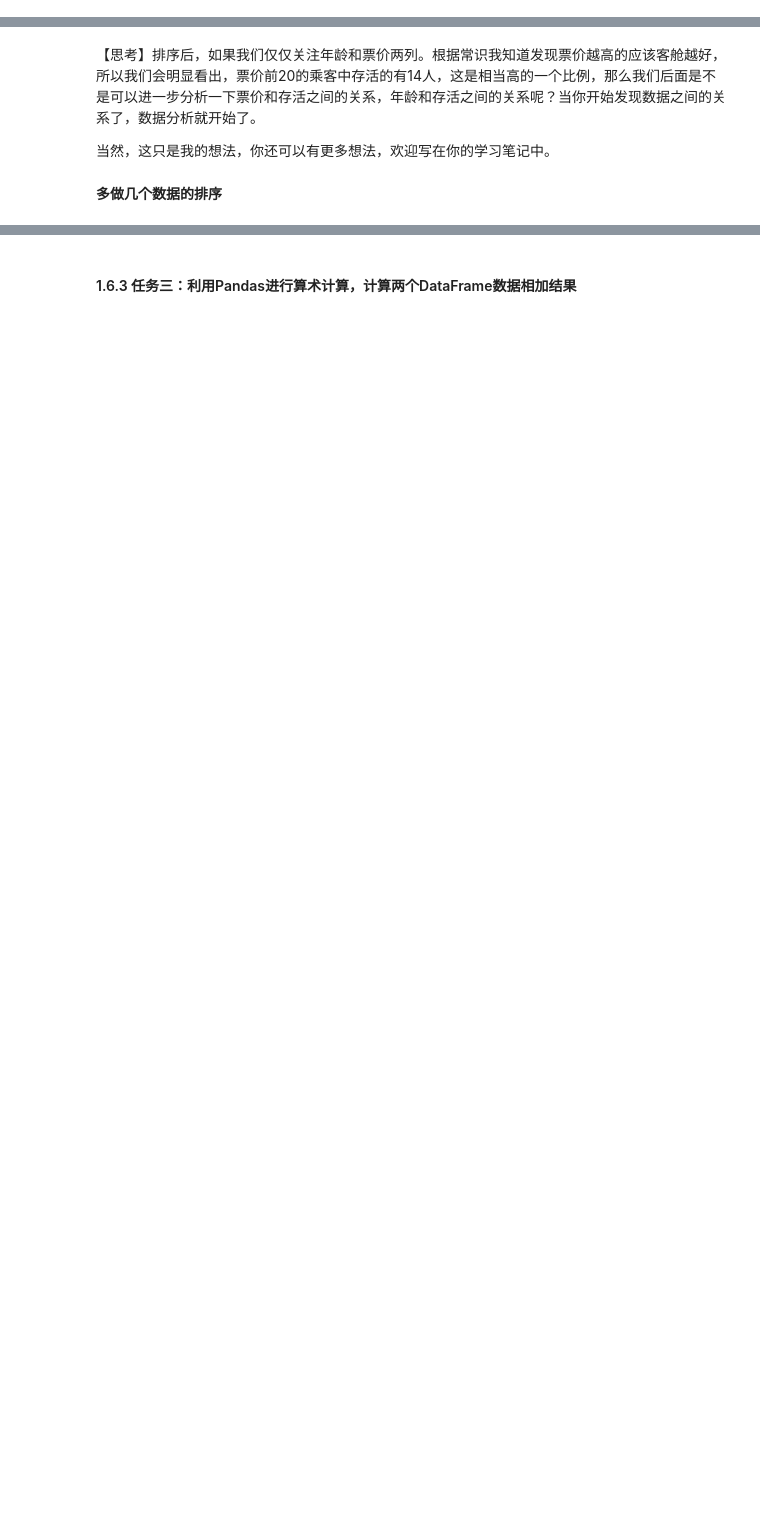
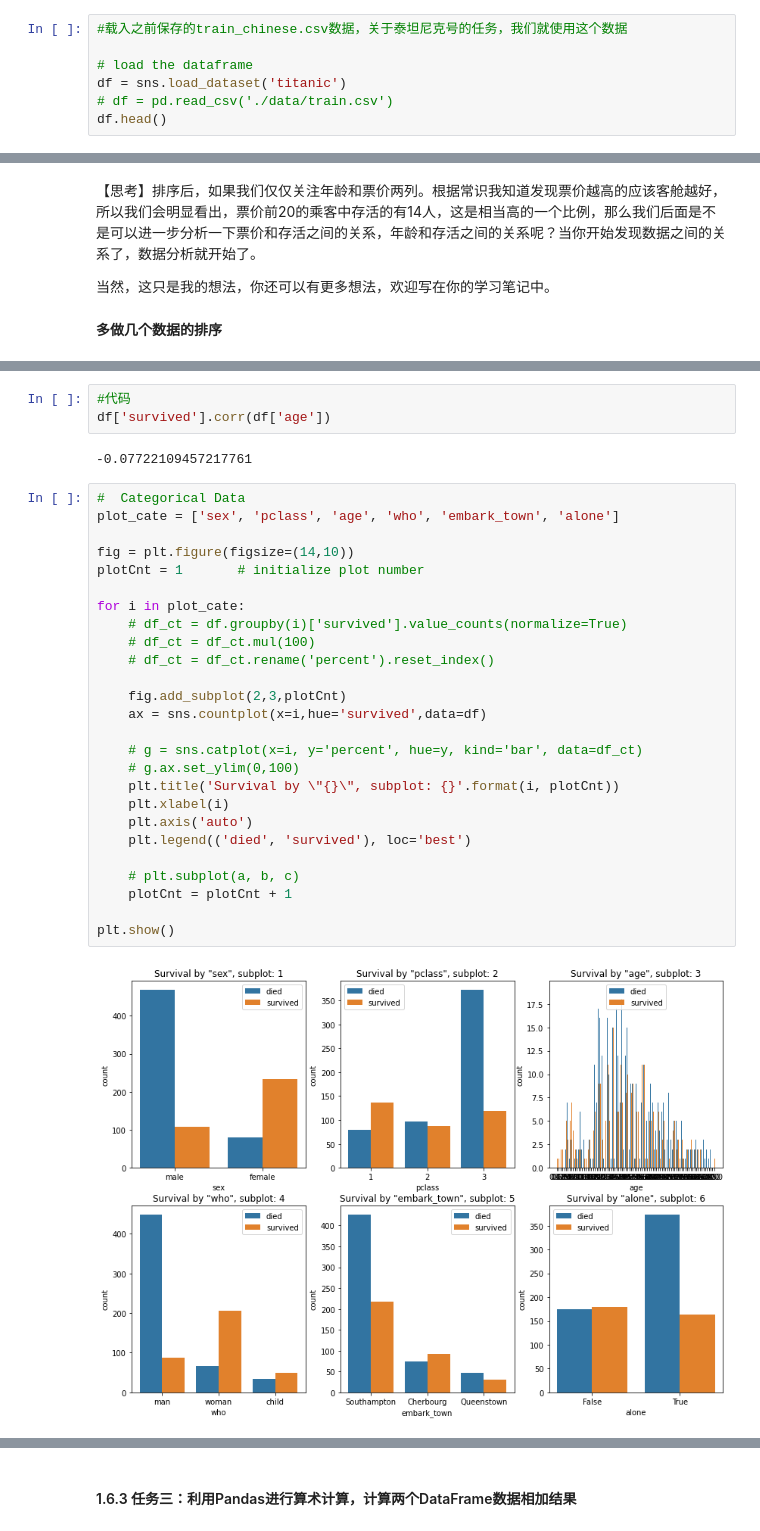
Before and after one commit to kevin7lou/python-crash-practice-x, a Jupyter notebook: hands-on-data-analysis/Chapter01/Chap1-L3-探索性数据分析-课程.ipynb, the cells around one changed output, grey strips where cells are left out. Cells and saved outputs as stored; diff of their text form; blank space fills up the shorter version.

```diff
--- a/hands-on-data-analysis/Chapter01/Chap1-L3-探索性数据分析-课程.ipynb
+++ b/hands-on-data-analysis/Chapter01/Chap1-L3-探索性数据分析-课程.ipynb
@@ -12,0 +17,7 @@ import pandas as pd
+# %%
+#载入之前保存的train_chinese.csv数据，关于泰坦尼克号的任务，我们就使用这个数据
+
+# load the dataframe
+df = sns.load_dataset('titanic')
+# df = pd.read_csv('./data/train.csv')
+df.head()
@@ -83,0 +188,33 @@ head(20) : 读取前20条数据
+# %%
+#代码
+df['survived'].corr(df['age'])
+# %% [output]
+-0.07722109457217761
+# %%
+#  Categorical Data
+plot_cate = ['sex', 'pclass', 'age', 'who', 'embark_town', 'alone']
+
+fig = plt.figure(figsize=(14,10))
+plotCnt = 1       # initialize plot number
+
+for i in plot_cate:
+    # df_ct = df.groupby(i)['survived'].value_counts(normalize=True)
+    # df_ct = df_ct.mul(100)
+    # df_ct = df_ct.rename('percent').reset_index()
+
+    fig.add_subplot(2,3,plotCnt)
+    ax = sns.countplot(x=i,hue='survived',data=df)
+
+    # g = sns.catplot(x=i, y='percent', hue=y, kind='bar', data=df_ct)
+    # g.ax.set_ylim(0,100)
+    plt.title('Survival by \"{}\", subplot: {}'.format(i, plotCnt))
+    plt.xlabel(i)
+    plt.axis('auto')
+    plt.legend(('died', 'survived'), loc='best')
+
+    # plt.subplot(a, b, c)
+    plotCnt = plotCnt + 1
+
+plt.show()
+# %% [output]
+[figure, added]
```
Also changed, not shown: parts of 32 cells of this notebook, 1 other file.
